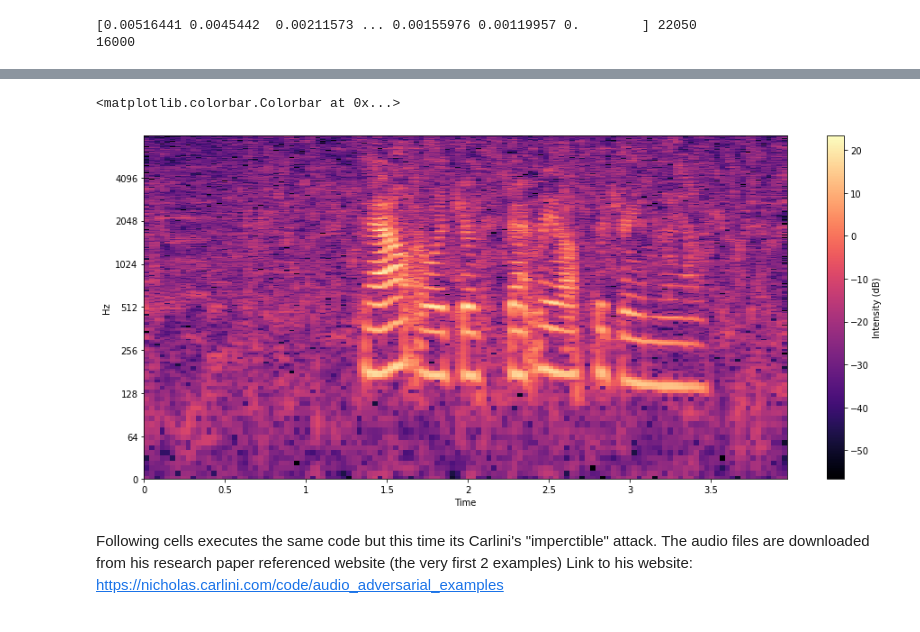
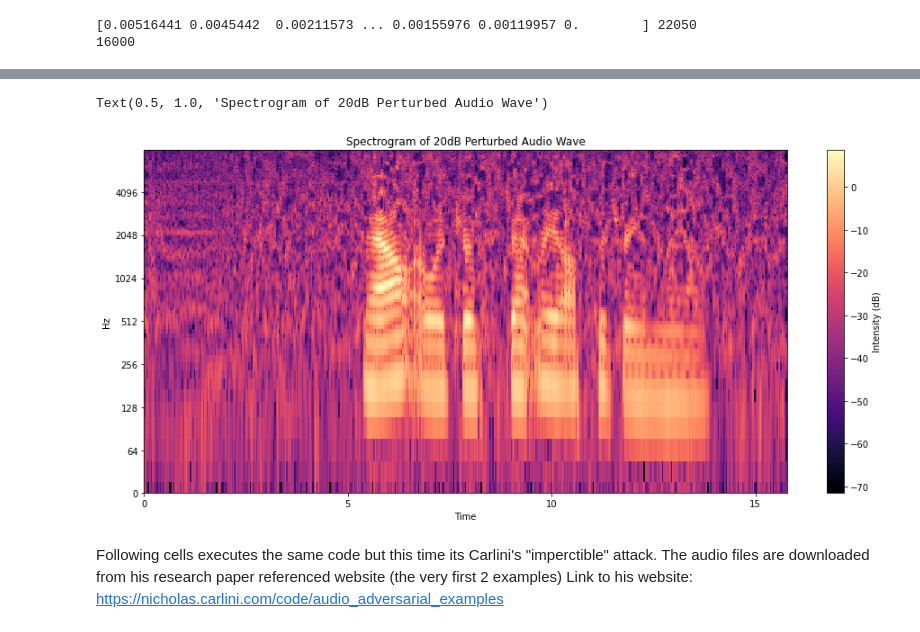
Before and after one commit to moeed17/AudioSignal_Perturbation_Analysis, a Jupyter notebook: Audio_Analysis.ipynb, the cells around one changed output, grey strips where cells are left out. Drawn from its saved outputs; the diff is of its cells as text; code cells hidden in the pictures.

```diff
--- a/Audio_Analysis.ipynb
+++ b/Audio_Analysis.ipynb
@@ -56,10 +56,10 @@ print(plt.style.available)
 plt.style.use('seaborn-dark-palette')
 # %%
 clean_audio_data = '/content/drive/MyDrive/Audio_Analysis/20db_clean.wav'
-x , sr = librosa.load(clean_audio_data)
-print(x, sr)
+Clean_Data , sr = librosa.load(clean_audio_data)
+print(Clean_Data, sr)
 
-x,sr = librosa.load(clean_audio_data, sr=None)
+Clean_Data,sr = librosa.load(clean_audio_data, sr=None)
 
 print(sr)
 # %% [output]
@@ -137,10 +186,10 @@ plt.colorbar(label="Intensity (dB)")
 # %%
 #Same code but passing the perturbed Audio Files
 perturbed_audio_data = '/content/drive/MyDrive/Audio_Analysis/20db_perturbed.wav'
-y , SR = librosa.load(perturbed_audio_data)
-print(y,SR)
+Perturbed_Data , SR = librosa.load(perturbed_audio_data)
+print(Perturbed_Data,SR)
 
-y,SR = librosa.load(perturbed_audio_data, sr=None)
+Perturbed_Data,SR = librosa.load(perturbed_audio_data, sr=None)
 
 print(SR)
 # %% [output]
@@ -175,12 +226,19 @@ plt.grid()
 # %%
-Y = librosa.stft(y)
-Ydb = librosa.amplitude_to_db(abs(Y))
+n_fft = 512
+hop_length = 128
+win_length = 256
+window = 'hann'
+
+PerturbedSTFT = librosa.stft(Perturbed_Data, n_fft=n_fft, hop_length=hop_length, win_length=win_length, window=window)
+Perturbed_Data_db = librosa.amplitude_to_db(abs(PerturbedSTFT))
+
 plt.figure(figsize=(16, 7))
-librosa.display.specshow(Ydb, sr=sr, x_axis='time', y_axis='log')
+librosa.display.specshow(Perturbed_Data_db, sr=sr, x_axis='time', y_axis='log')
 plt.colorbar(label="Intensity (dB)")
+plt.title('Spectrogram of 20dB Perturbed Audio Wave')
 # %% [output]
-<matplotlib.colorbar.Colorbar at 0x...>
+Text(0.5, 1.0, 'Spectrogram of 20dB Perturbed Audio Wave')
-[figure, old version]
+[figure, new version]
 # %% [markdown]
 Following cells executes the same code but this time its Carlini's "imperctible" attack. The audio files are downloaded from his research paper referenced website (the very first 2 examples)
 Link to his website: https://nicholas.carlini.com/code/audio_adversarial_examples
```
Also changed, not shown: parts of 9 cells of this notebook.
